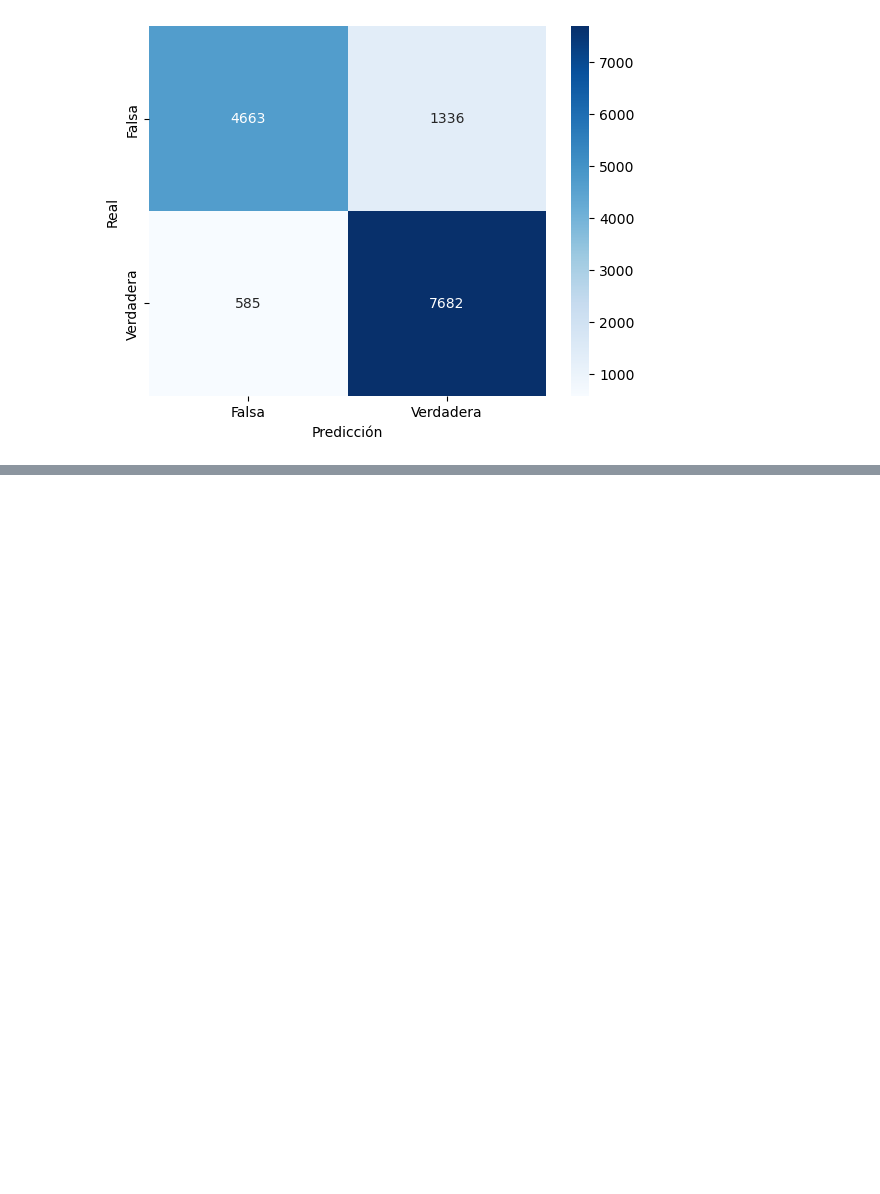
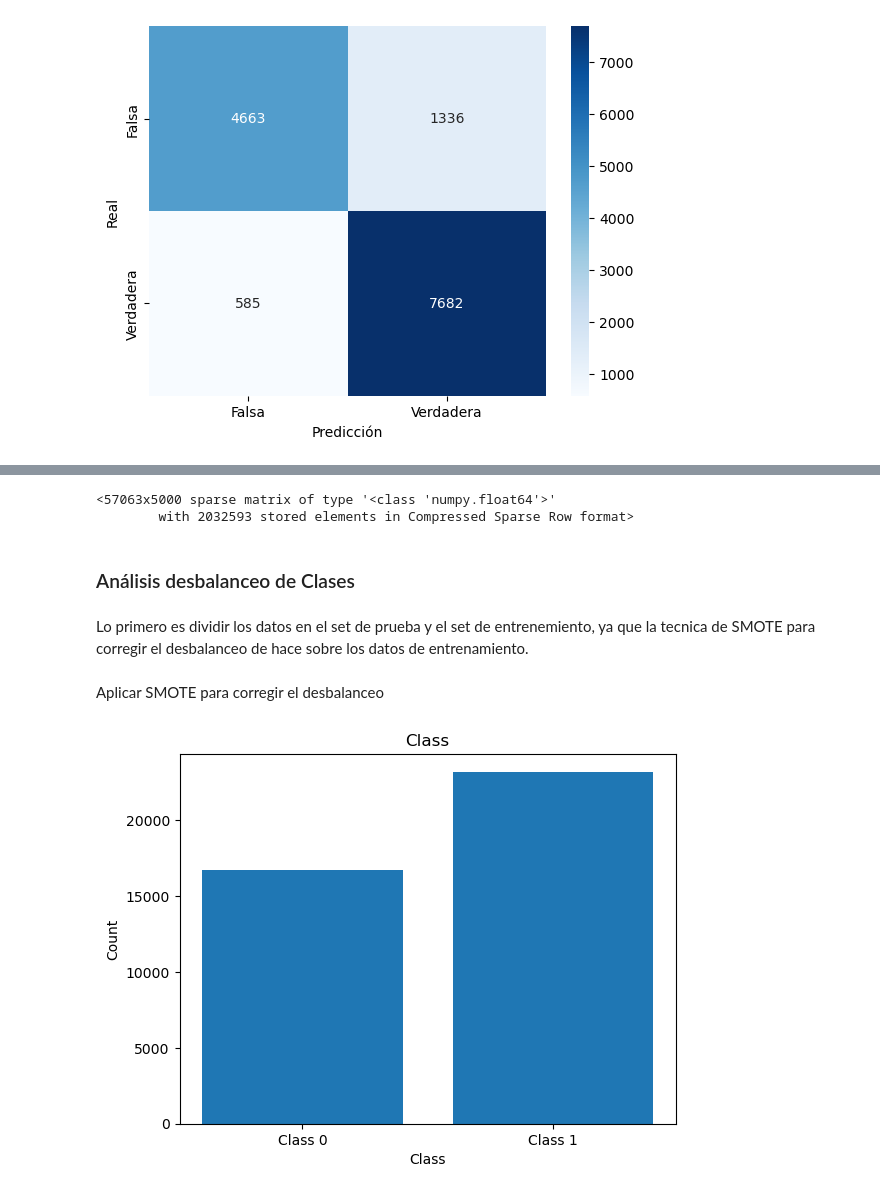
Before and after one commit to JairoFierro/Proy1, a Jupyter notebook: proyecto1.ipynb, the cells around one changed output, grey strips where cells are left out. Saved outputs shown, nothing was run; the diff lists cells and outputs as text; code cells hidden in the pictures; blank space fills up the shorter version.

```diff
--- a/proyecto1.ipynb
+++ b/proyecto1.ipynb
@@ -374,0 +418,34 @@ modelo = grid_search.best_estimator_
+# %%
+df["combined_text"] = df["Titulo"].fillna("") + " " + df["Descripcion"].fillna("")
+
+
+tfidf_vectorizer = TfidfVectorizer(max_features=5000)
+
+vectorizacion = tfidf_vectorizer.fit_transform(df["combined_text"].fillna(""))
+# %%
+vectorizacion
+# %% [output]
+<57063x5000 sparse matrix of type '<class 'numpy.float64'>'
+        with 2032593 stored elements in Compressed Sparse Row format>
+# %% [markdown]
+### Análisis desbalanceo de Clases
+# %% [markdown]
+Lo primero es dividir los datos en el set de prueba y el set de entrenemiento, ya que la tecnica de SMOTE para corregir el desbalanceo de hace sobre los datos de entrenamiento.
+# %%
+X_train, X_test, y_train, y_test = train_test_split(vectorizacion,df["Label"] , test_size=0.3, random_state=42)
+# %% [markdown]
+Aplicar SMOTE para corregir el desbalanceo
+# %%
+y=y_train
+x=y_train
+
+count_class = y.value_counts() # Count the occurrences of each class
+count_class.index
+plt.bar(count_class.index, count_class.values)
+plt.xlabel('Class')
+plt.ylabel('Count')
+plt.title('Class')
+plt.xticks(count_class.index, ['Class 1', 'Class 0'])
+plt.show()
+# %% [output]
+[figure, added]
```
Also changed, not shown: parts of 24 cells of this notebook.
